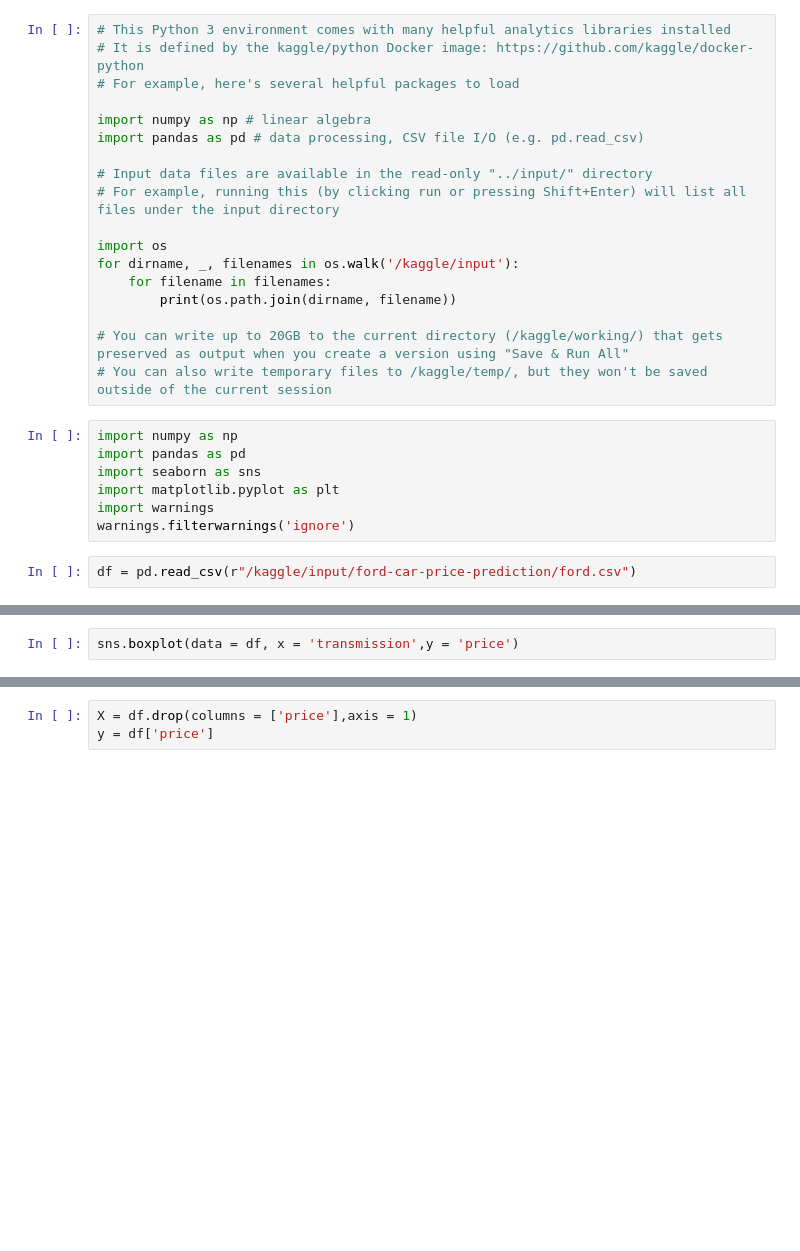
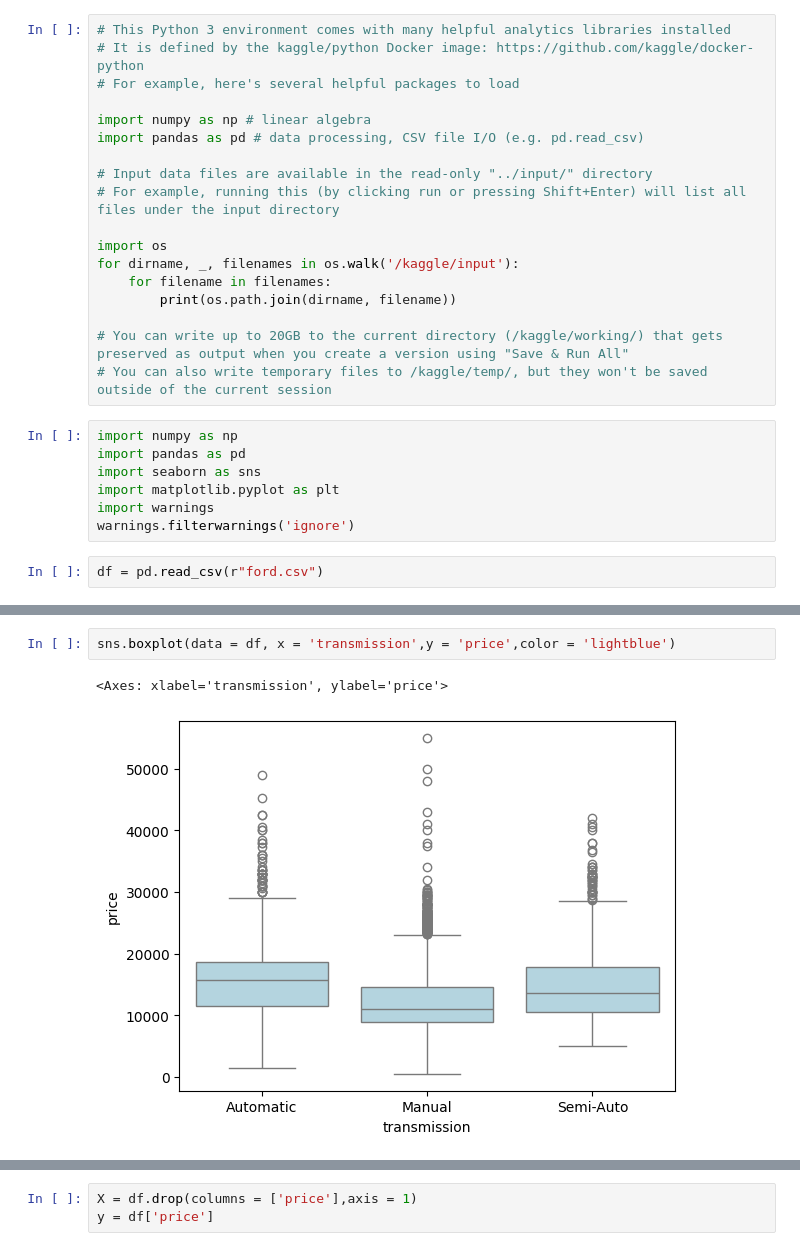
Before and after one commit to Niladri-Baksi/Machine-Learning, a Jupyter notebook: Linear Regression/ford car price prediction.ipynb, the cells around one changed output, grey strips where cells are left out. Cells and saved outputs as stored; diff of their text form; blank space fills up the shorter version.

```diff
--- a/Linear Regression/ford car price prediction.ipynb
+++ b/Linear Regression/ford car price prediction.ipynb
@@ -24,6 +24,6 @@ import matplotlib.pyplot as plt
 import warnings
 warnings.filterwarnings('ignore')
 # %%
-df = pd.read_csv(r"/kaggle/input/ford-car-price-prediction/ford.csv")
+df = pd.read_csv(r"ford.csv")
 # %%
 df.head()
@@ -52,4 +144,7 @@ df.columns
 # %%
-sns.boxplot(data = df, x = 'transmission',y = 'price')
+sns.boxplot(data = df, x = 'transmission',y = 'price',color = 'lightblue')
+# %% [output]
+<Axes: xlabel='transmission', ylabel='price'>
+[figure, added]
 # %%
 sns.boxplot(data = df,x = 'fuelType', y = 'price' )
```
Also changed, not shown: parts of 39 cells of this notebook.
